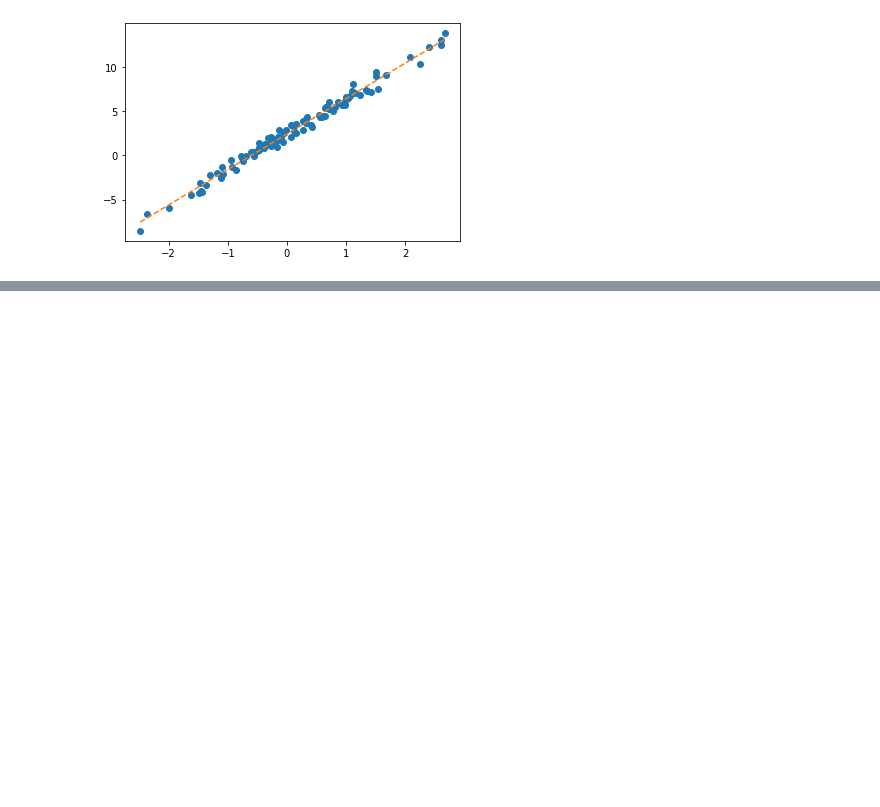
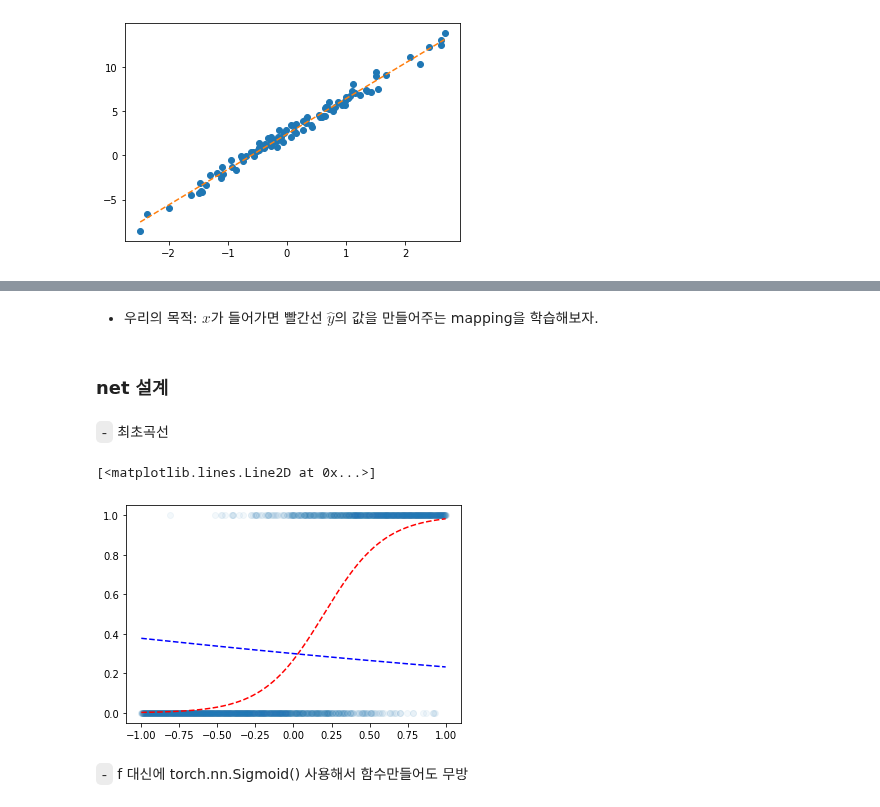
Before and after one commit to guebin/DL2022_backup, a Jupyter notebook: _notebooks/draft.ipynb, the cells around one changed output, grey strips where cells are left out. Drawn from its saved outputs; the diff is of its cells as text; code cells hidden in the pictures; blank space fills up the shorter version.

```diff
--- a/_notebooks/draft.ipynb
+++ b/_notebooks/draft.ipynb
@@ -730,0 +804,17 @@ plt.plot(x,(w*x+b).data,'--')
+# %% [markdown]
+- 우리의 목적: $x$가 들어가면 빨간선 $\hat{y}$의 값을 만들어주는 mapping을 학습해보자.
+# %% [markdown]
+### net 설계
+# %% [markdown]
+`-` 최초곡선
+# %%
+plt.scatter(x,y,alpha=0.05)
+plt.plot(x,v,'--r')
+w0hat = -0.8470
+w1hat = -0.3467
+plt.plot(x,f(x*w1hat+w0hat),'--b')
+# %% [output]
+[<matplotlib.lines.Line2D at 0x...>]
+[figure, added]
+# %% [markdown]
+`-` f 대신에 torch.nn.Sigmoid() 사용해서 함수만들어도 무방
```
Also changed, not shown: parts of 37 cells of this notebook.
